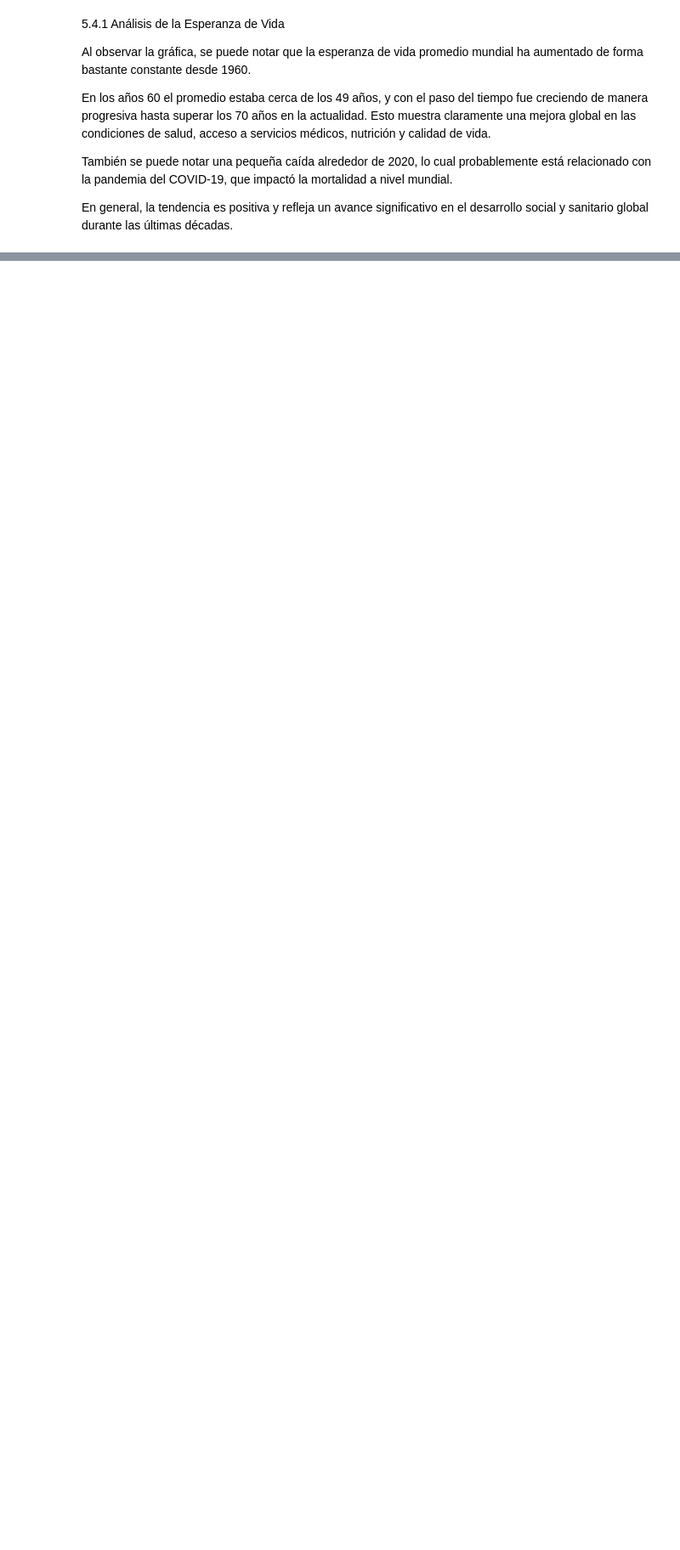
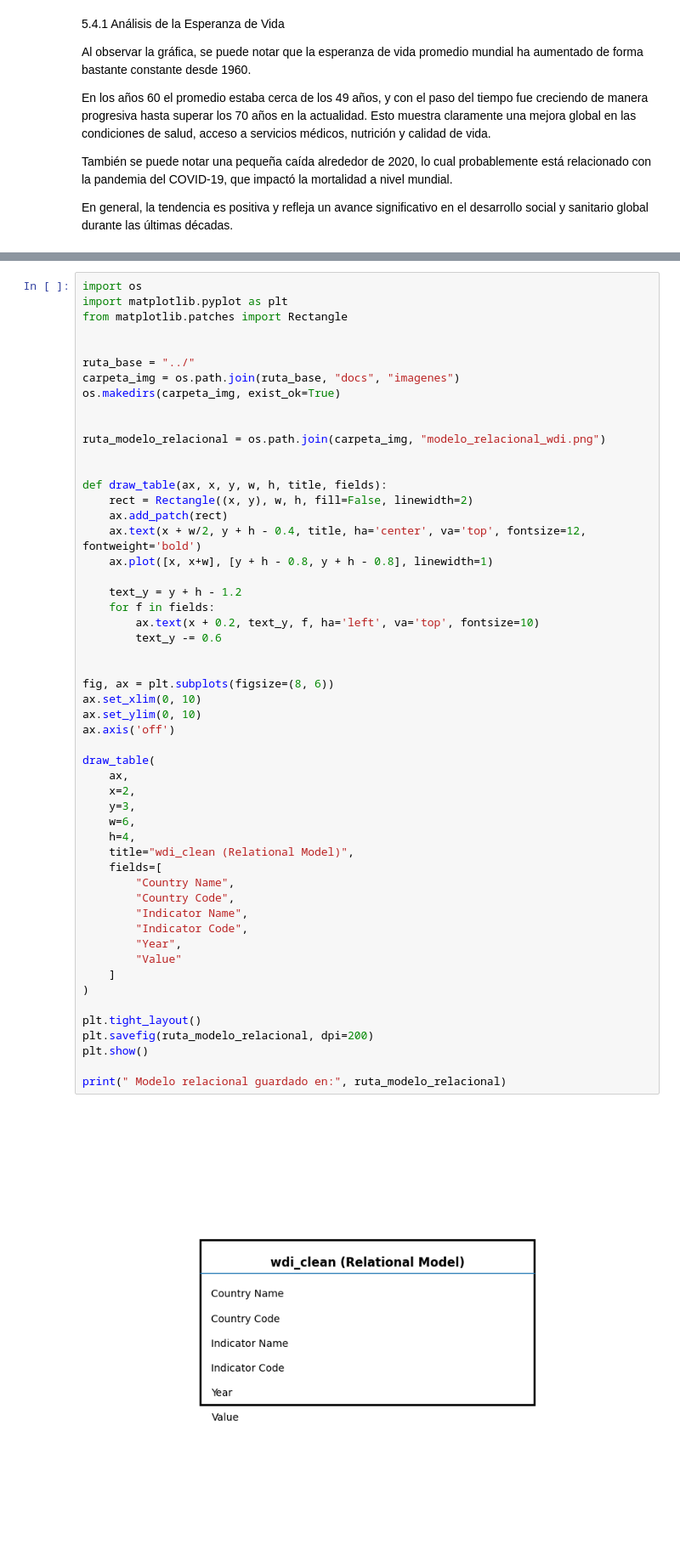
Before and after one commit to aglsystems-ragl/PROYECTO_WDI_ETL, a Jupyter notebook: notebooks/ETL_WDI.ipynb, the cells around one changed output, grey strips where cells are left out. Shown at 85% size. Cells and saved outputs as stored; diff of their text form; blank space fills up the shorter version.

Commit message:
actaulizacion de modelamiento
actaulizacion de modelamiento

```diff
--- a/notebooks/ETL_WDI.ipynb
+++ b/notebooks/ETL_WDI.ipynb
@@ -262,0 +423,55 @@ En general, la tendencia es positiva y refleja un avance significativo en el des
+# %%
+import os
+import matplotlib.pyplot as plt
+from matplotlib.patches import Rectangle
+
+
+ruta_base = "../"
+carpeta_img = os.path.join(ruta_base, "docs", "imagenes")
+os.makedirs(carpeta_img, exist_ok=True)
+
+
+ruta_modelo_relacional = os.path.join(carpeta_img, "modelo_relacional_wdi.png")
+
+
+def draw_table(ax, x, y, w, h, title, fields):
+    rect = Rectangle((x, y), w, h, fill=False, linewidth=2)
+    ax.add_patch(rect)
+    ax.text(x + w/2, y + h - 0.4, title, ha='center', va='top', fontsize=12, fontweight='bold')
+    ax.plot([x, x+w], [y + h - 0.8, y + h - 0.8], linewidth=1)
+
+    text_y = y + h - 1.2
+    for f in fields:
+        ax.text(x + 0.2, text_y, f, ha='left', va='top', fontsize=10)
+        text_y -= 0.6
+
+
+fig, ax = plt.subplots(figsize=(8, 6))
+ax.set_xlim(0, 10)
+ax.set_ylim(0, 10)
+ax.axis('off')
+
+draw_table(
+    ax,
+    x=2,
+    y=3,
+    w=6,
+    h=4,
+    title="wdi_clean (Relational Model)",
+    fields=[
+        "Country Name",
+        "Country Code",
+        "Indicator Name",
+        "Indicator Code",
+        "Year",
+        "Value"
+    ]
+)
+
+plt.tight_layout()
+plt.savefig(ruta_modelo_relacional, dpi=200)
+plt.show()
+
+print(" Modelo relacional guardado en:", ruta_modelo_relacional)
+# %% [output]
+[figure, added]
```
Also changed, not shown: parts of 25 cells of this notebook, 2 other files.
